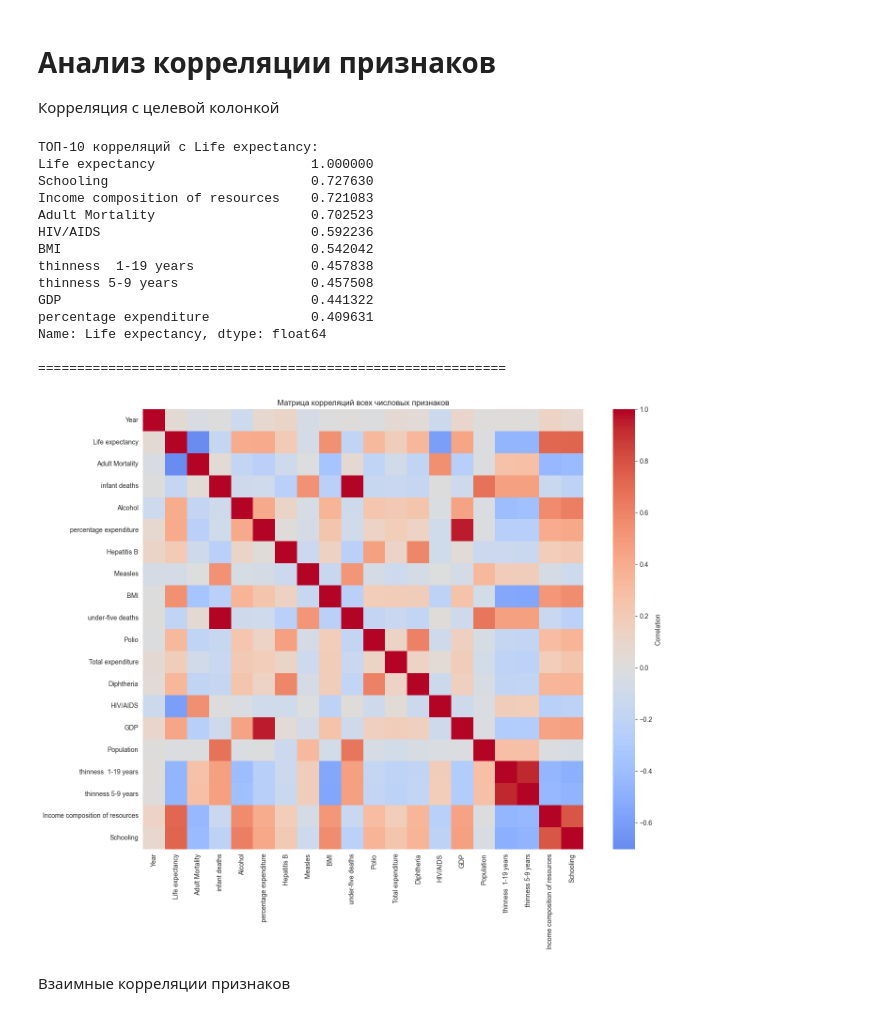
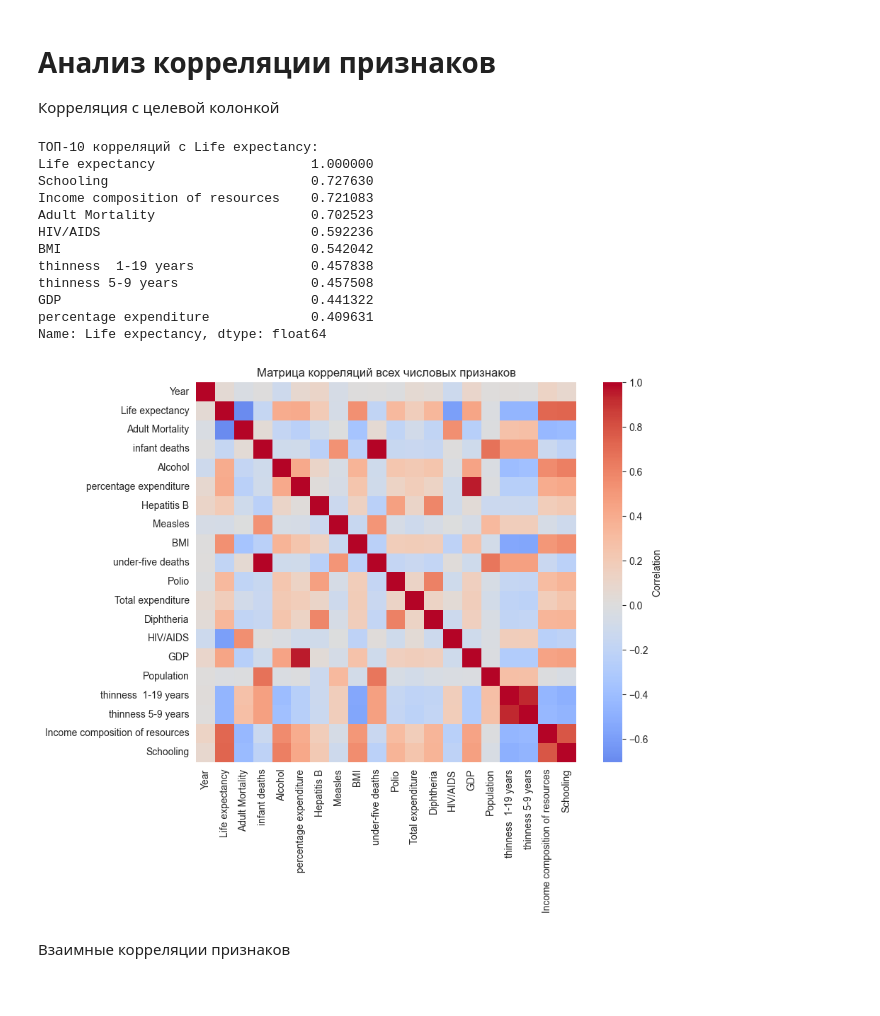
Before and after one commit to SavinskiVladimir/IntelliganceSystems, a Jupyter notebook: regression/life_exp.ipynb, the cells around one changed output. Saved outputs shown, nothing was run; the diff lists cells and outputs as text; code cells hidden in the pictures.

```diff
--- a/regression/life_exp.ipynb
+++ b/regression/life_exp.ipynb
@@ -72,36 +74,33 @@ plt.show()
 # %%
 df.columns = df.columns.str.strip()
 
 target = "Life expectancy"
 numeric_df = df.select_dtypes(include=[np.number])
 
 target_corr = numeric_df.corr()[target].abs().sort_values(ascending=False)
 print("ТОП-10 корреляций с Life expectancy:")
 print(target_corr.head(10))
-print("\n" + "="*60 + "\n")
 
-plt.figure(figsize=(15, 12))
+plt.figure(figsize=(10, 8))
 sns.heatmap(numeric_df.corr(), annot=False, cmap='coolwarm', center=0,
             square=True, cbar_kws={'label': 'Correlation'})
 plt.title('Матрица корреляций всех числовых признаков')
 plt.tight_layout()
 plt.show()
 # %% [output]
 ТОП-10 корреляций с Life expectancy:
 Life expectancy                    1.000000
 Schooling                          0.727630
 Income composition of resources    0.721083
 Adult Mortality                    0.702523
 HIV/AIDS                           0.592236
 BMI                                0.542042
 thinness  1-19 years               0.457838
 thinness 5-9 years                 0.457508
 GDP                                0.441322
 percentage expenditure             0.409631
 Name: Life expectancy, dtype: float64
-
-============================================================
-[figure, old version]
+[figure, new version]
 # %% [markdown]
 Взаимные корреляции признаков
 # %%
```
Also changed, not shown: parts of 37 cells of this notebook.
